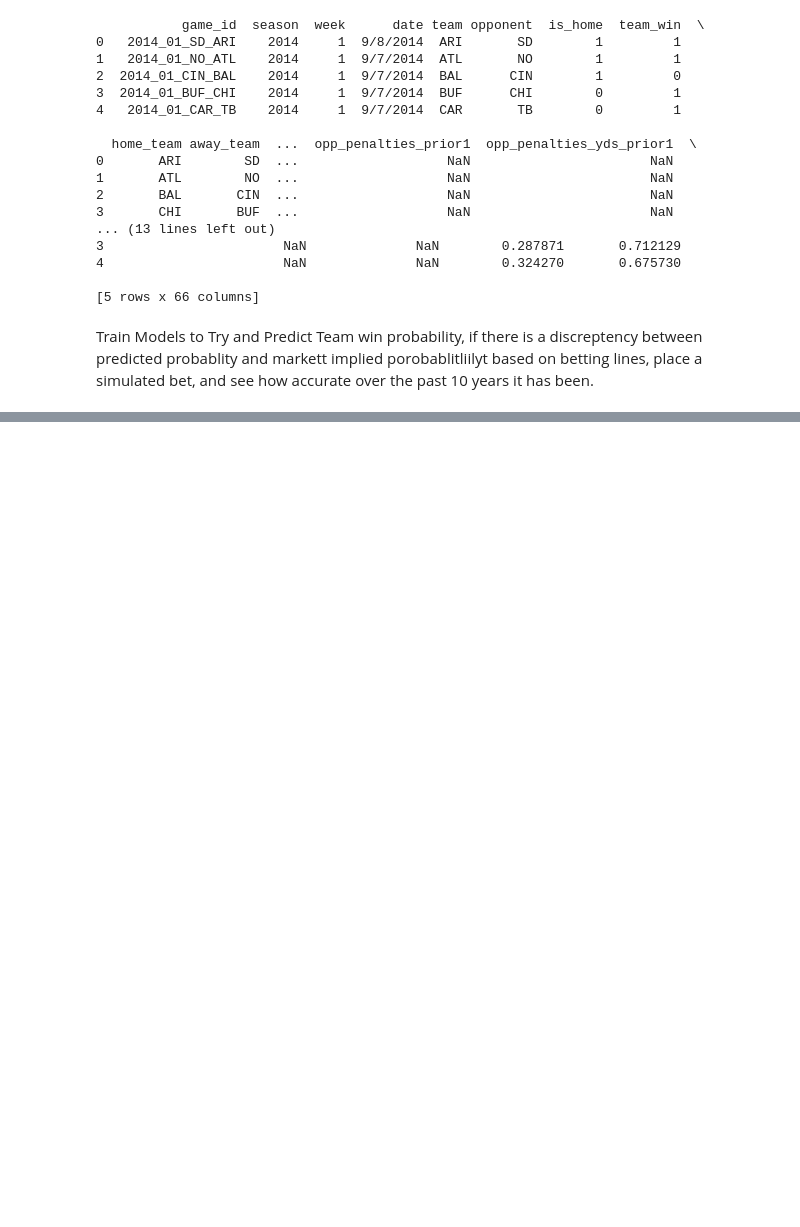
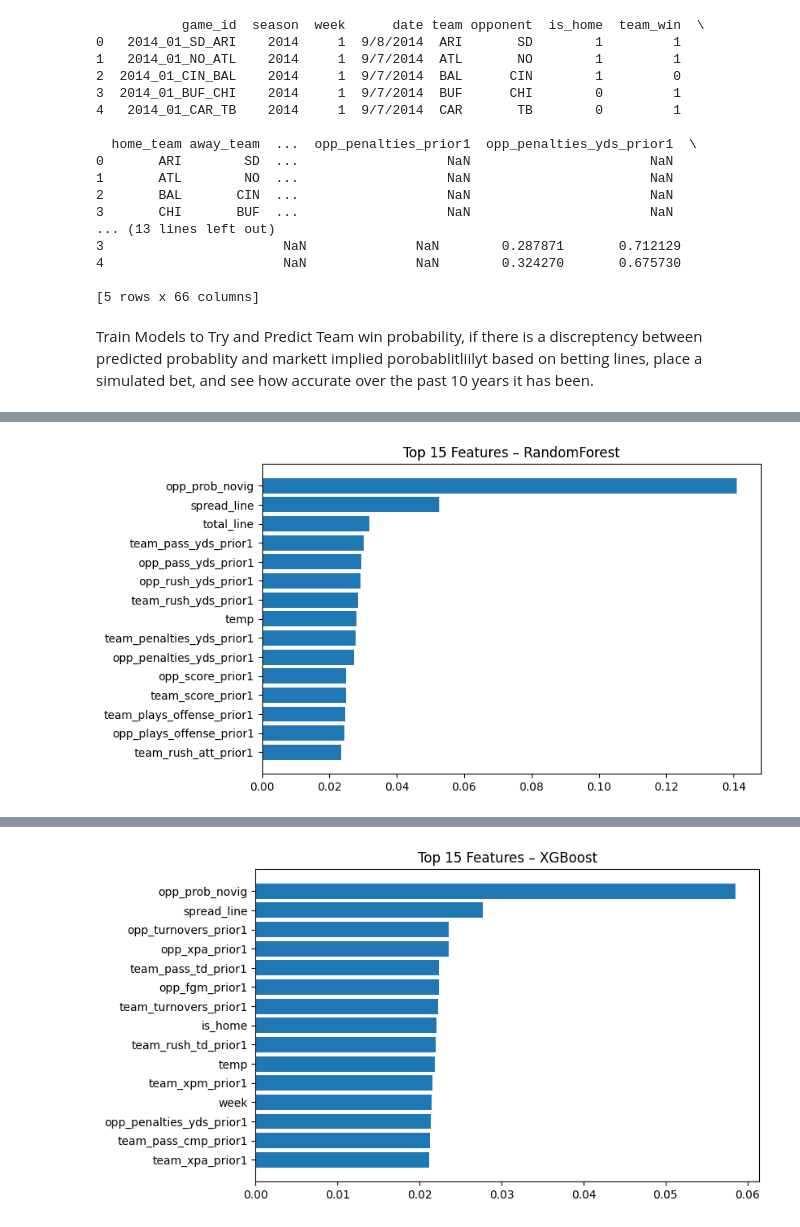
Before and after one commit to lyndellmartin/nfl_model_lab, a Jupyter notebook: notebooks/schedule_modeling.ipynb, the cells around one changed output, grey strips where cells are left out. Cells and saved outputs as stored; diff of their text form; code cells hidden in the pictures; blank space fills up the shorter version.

```diff
--- a/notebooks/schedule_modeling.ipynb
+++ b/notebooks/schedule_modeling.ipynb
@@ -113,7 +113,8 @@ print(f"Train/Test sizes: {len(train)}/{len(test)}")
 
 # --- 3) Feature selection (numeric only; exclude IDs, text, market, and target)
 drop_exact = {
-    "team_win","team_prob_novig","team_moneyline","opp_moneyline",  # target & market
+    "team_win","team_prob_novig", "opp_prob_novig", "spread_line", "total_line",
+    "team_moneyline","opp_moneyline",  # target & market
     "game_id","team","opponent","home_team","away_team",
     "referee","team_coach","opp_coach","stadium","roof","surface","location",
     "weekday","gametime","game_type","date","Winner"  # textual/meta not for baseline
@@ -146,16 +147,48 @@ xgb = Pipeline([
 ])
 
 # --- 5) Train and evaluate (probability metrics)
-def evaluate_model(pipe, name):
+from sklearn.metrics import accuracy_score, f1_score
+import matplotlib.pyplot as plt
+
+def evaluate_model(pipe, name, show_features=True, top_n=15):
+    # Fit
     pipe.fit(X_train, y_train)
-    p_test = pipe.predict_proba(X_test)[:, 1]  # P(team wins)
+    p_test = pipe.predict_proba(X_test)[:, 1]  # probability team wins
+    y_pred = (p_test >= 0.5).astype(int)
 
+    # Core metrics
     ll   = log_loss(y_test, p_test)
     auc  = roc_auc_score(y_test, p_test)
     bs   = brier_score_loss(y_test, p_test)
+    acc  = accuracy_score(y_test, y_pred)
+    f1   = f1_score(y_test, y_pred)
 
     print(f"\n[{name}]")
-    print(f"LogLoss: {ll:.4f} | AUC: {auc:.4f} | Brier: {bs:.4f}")
+    print(f"LogLoss: {ll:.4f} | AUC: {auc:.4f} | Brier: {bs:.4f} | "
+          f"Accuracy: {acc:.4f} | F1: {f1:.4f}")
+
+    # Feature importance (if model supports it)
+    if show_features:
+        try:
+            # Get model inside pipeline
+            model = pipe.named_steps.get("rf") or pipe.named_steps.get("xgb")
+            importances = model.feature_importances_
+            feats = pipe.named_steps["pre"].transformers_[0][2]  # num_cols list
+            feat_imp = sorted(zip(feats, importances), key=lambda x: x[1], reverse=True)
+
+            print(f"\nTop {top_n} features for {name}:")
+            for f, val in feat_imp[:top_n]:
+                print(f"{f:30s} {val:.4f}")
+
+            # Optional: barplot
+            plt.figure(figsize=(8,5))
+            plt.barh([f for f, _ in feat_imp[:top_n]][::-1],
+                     [v for _, v in feat_imp[:top_n]][::-1])
+            plt.title(f"Top {top_n} Features – {name}")
+            plt.show()
+        except Exception as e:
+            print(f"(No feature importance available: {e})")
+
     return p_test
 
 p_rf  = evaluate_model(rf,  "RandomForest")
@@ -165,6 +198,29 @@ p_xgb = evaluate_model(xgb, "XGBoost")
 def american_to_decimal(ml):
     ml = float(ml)
     return 1 + (ml/100.0 if ml > 0 else 100.0/abs(ml))
+
+def prob_to_amer(p):
+    p = float(p)
+    if p <= 0 or p >= 1:
+        return np.nan
+    mult = (1 - p) / p
+    return int(round(100*mult)) if mult >= 1 else int(round(-100/mult))
+
+def fair_decimal_from_prob(p):
+    return 1.0 / max(p, 1e-12)
+
+def ev_from_prob_amer(p_win, amer, stake=1.0):
+    d = american_to_decimal(amer)
+    return p_win*(stake*(d-1.0)) - (1-p_win)*stake  # units
+
+def fmt_money(x): return f"${x:,.2f}"
+def fmt_pct(x):   return f"{100*x:.1f}%"
+def fmt_amer(a):  a = int(round(a)); return f"{'+' if a>0 else ''}{a}"
+
+UNIT = 100.0  # $ per unit for display
+
+def betting_line_equivalent_from_hit(hit):
+    return fmt_amer(prob_to_amer(hit)) if pd.notna(hit) else "—"
 
 def simulate_bets(test_df, p_model, edge_thresh=0.06, stake=1.0):
     """
@@ -200,8 +256,8 @@ def simulate_bets(test_df, p_model, edge_thresh=0.06, stake=1.0):
     return out[["season","week","team","opponent","team_moneyline","team_prob_novig","p_model","edge","bet","team_win","profit","cum_profit"]]
 
 # Run sims (you can tune edge_thresh)
-sim_rf  = simulate_bets(test, p_rf,  edge_thresh=0.03, stake=1.0)
-sim_xgb = simulate_bets(test, p_xgb, edge_thresh=0.03, stake=1.0)
+sim_rf  = simulate_bets(test, p_rf,  edge_thresh=0.06, stake=1.0)
+sim_xgb = simulate_bets(test, p_xgb, edge_thresh=0.06, stake=1.0)
 
 # --- 7) (Optional) quick peek at best edges & bankroll tail
 print("\nTop RF edges:")
@@ -228,0 +285 @@ Final bankroll (RF/XGB): -28.1273876495109 / -39.70165699235148
+[figure, added]
@@ -228,0 +305 @@ Final bankroll (RF/XGB): -28.1273876495109 / -39.70165699235148
+[figure, added]
```
Also changed, not shown: parts of 1 cell of this notebook.
